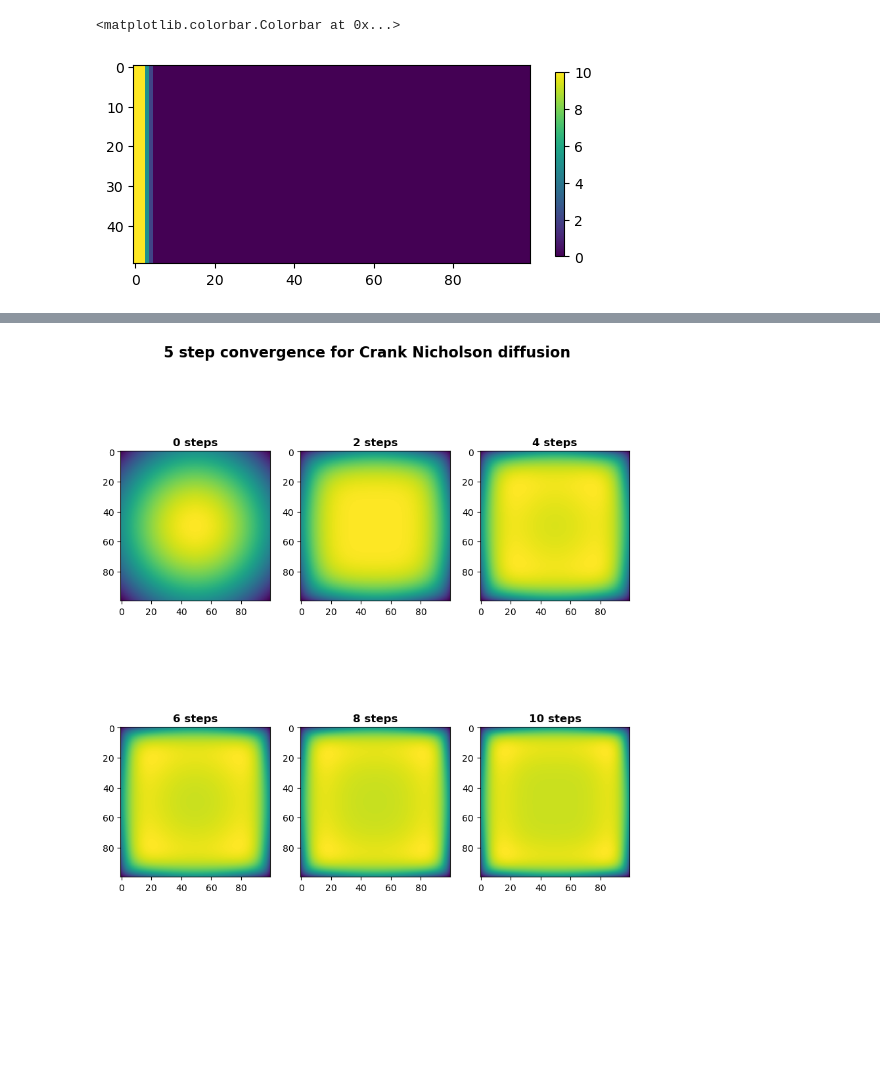
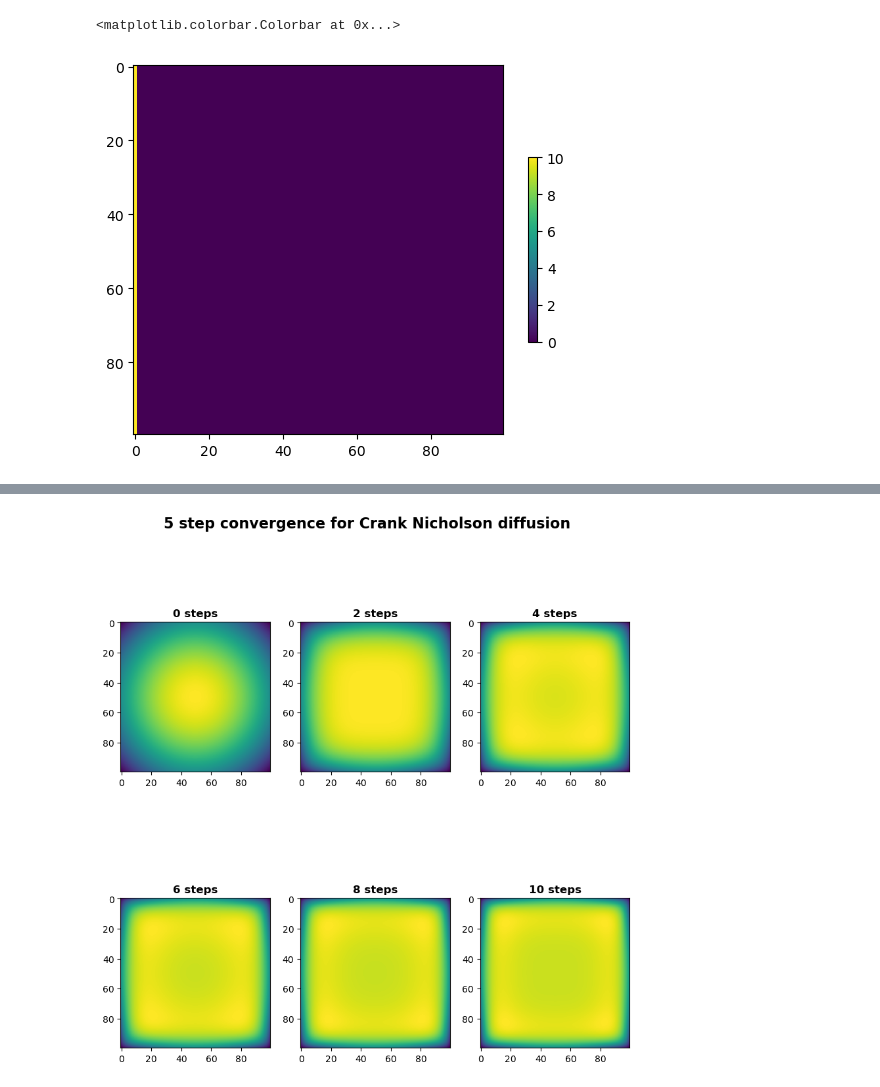
Before and after one commit to emmasorset/matmodh22, a Jupyter notebook: drodling.ipynb, the cells around one changed output, grey strips where cells are left out. Saved outputs shown, nothing was run; the diff lists cells and outputs as text; code cells hidden in the pictures; blank space fills up the shorter version.

```diff
--- a/drodling.ipynb
+++ b/drodling.ipynb
@@ -3,22 +3,22 @@ import numpy as np
 import matplotlib.pyplot as plt
 import scipy.sparse as sp
 # %%
-a = 1.
-dt = .1
+a = 1
+dt = .01
 Nx = 100
-Ny = 50
+Ny = 100
 dx = 1./Nx
-mu = a * dt / (dx**2)
+dy = 1./Ny
+mux = a * dt / (dx**2)
+muy = a * dt / (dy**2)
 # %%
 #def init(x, y):
 #    return -2*((x-.5)**2 + (y-.5)**2)
 X, Y = np.meshgrid(np.linspace(0, 1, Nx), np.linspace(0, .5, Ny))
 U = np.zeros(X.shape)
-U[:,:3] = 10.
-U[:,3]  = 5.
-U[:,4]  = 2.
+U[:,0] = 10.
 init = plt.imshow(U, cmap='viridis')
 plt.colorbar(init, ax=plt.gca(), shrink=.5)
 # %% [output]
 <matplotlib.colorbar.Colorbar at 0x...>
-[figure, old version]
+[figure, new version]
```
Also changed, not shown: parts of 16 cells of this notebook.
